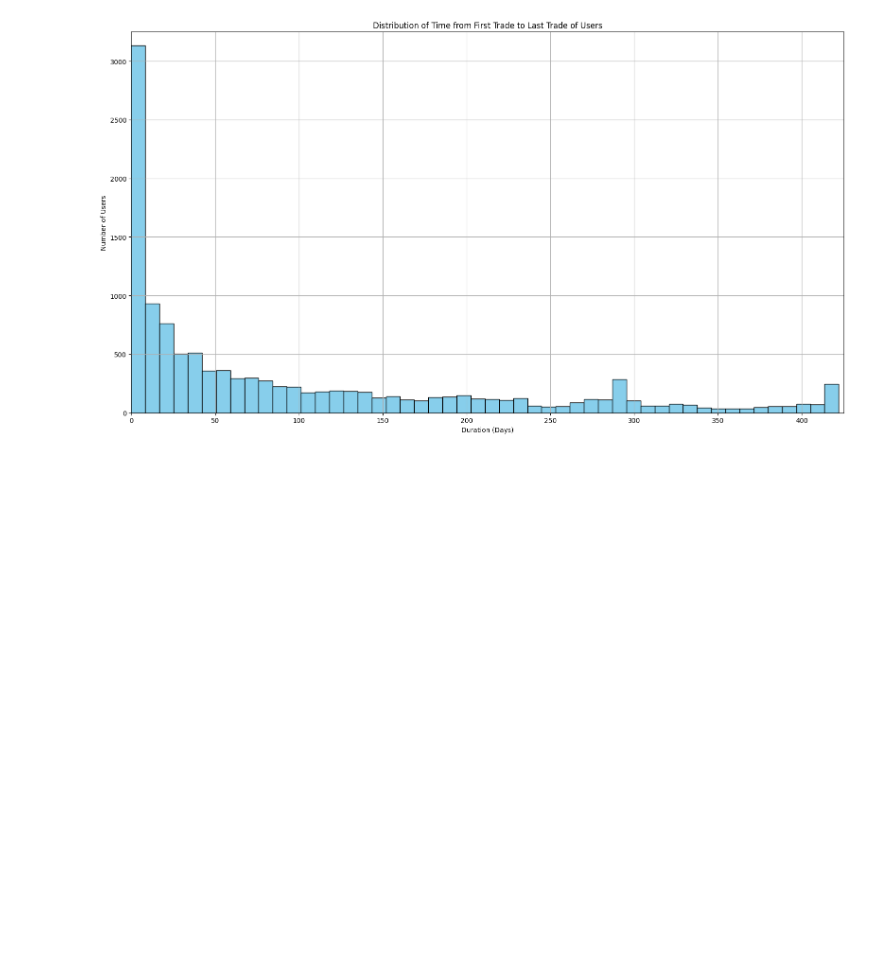
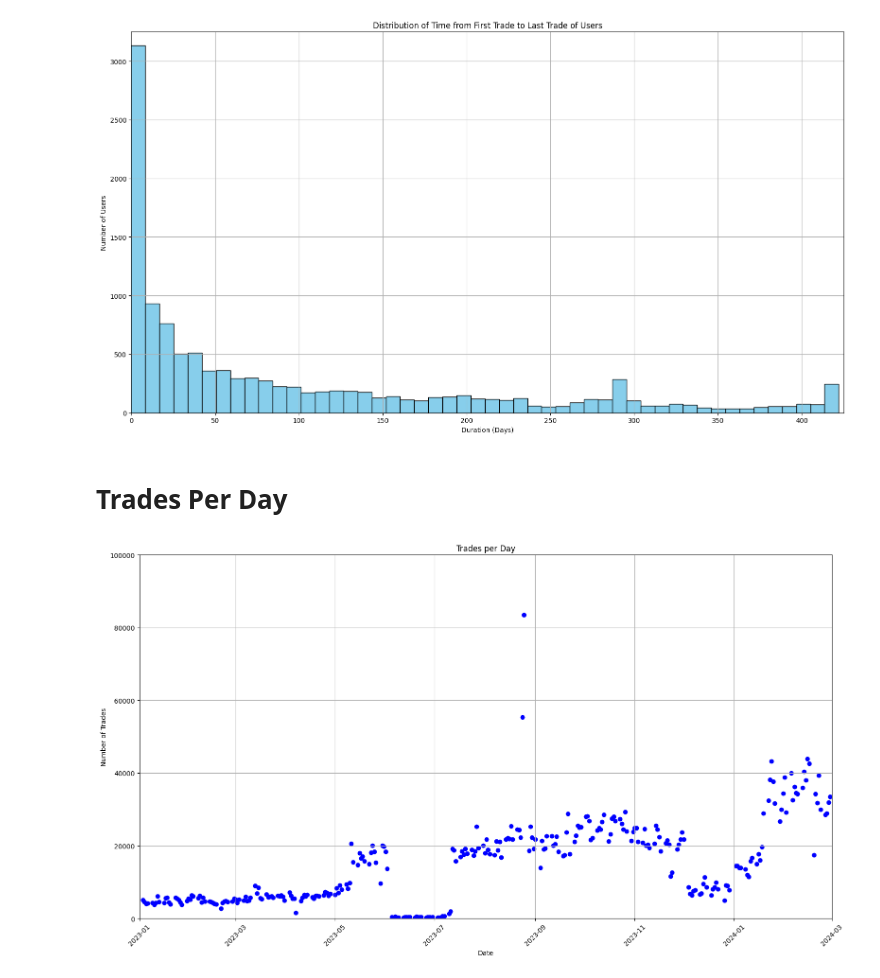
Before and after one commit to CommonCrayon/CapstoneProject, a Jupyter notebook: DataExploration.ipynb, the cells around one changed output. Cells and saved outputs as stored; diff of their text form; code cells hidden in the pictures; blank space fills up the shorter version.

Commit message:
Added Trades Per Day

```diff
--- a/DataExploration.ipynb
+++ b/DataExploration.ipynb
@@ -339,3 +339,35 @@ plt.show()
 # %% [output]
 Number of Data Entries: 4521777
 [figure]
+# %% [markdown]
+# Trades Per Day
+# %%
+trades_dataframe = pd.read_csv("Dataset/trades.csv")
+
+# Convert open_time and close_time to datetime objects
+trades_dataframe['open_time'] = pd.to_datetime(trades_dataframe['open_time'], unit='s')
+trades_dataframe['close_time'] = pd.to_datetime(trades_dataframe['close_time'], unit='s')
+
+# Extract the date from the open_time column
+trades_dataframe['date'] = trades_dataframe['open_time'].dt.date
+
+# Calculate the number of trades per day
+trades_per_day = trades_dataframe.groupby('date').size().reset_index(name='trades_count')
+
+# Create scatter plot
+plt.figure(figsize=(16, 9))
+plt.scatter(trades_per_day['date'], trades_per_day['trades_count'], color='blue')
+plt.title('Trades per Day')
+plt.xlabel('Date')
+plt.ylabel('Number of Trades')
+plt.xticks(rotation=45)
+
+# Set x-axis limits between 2023 and March 2024
+plt.xlim(pd.Timestamp('2023-01-01'), pd.Timestamp('2024-03-01'))
+plt.ylim(0, 100000)
+
+plt.grid(True)
+plt.tight_layout()
+plt.show()
+# %% [output]
+[figure, added]
```
